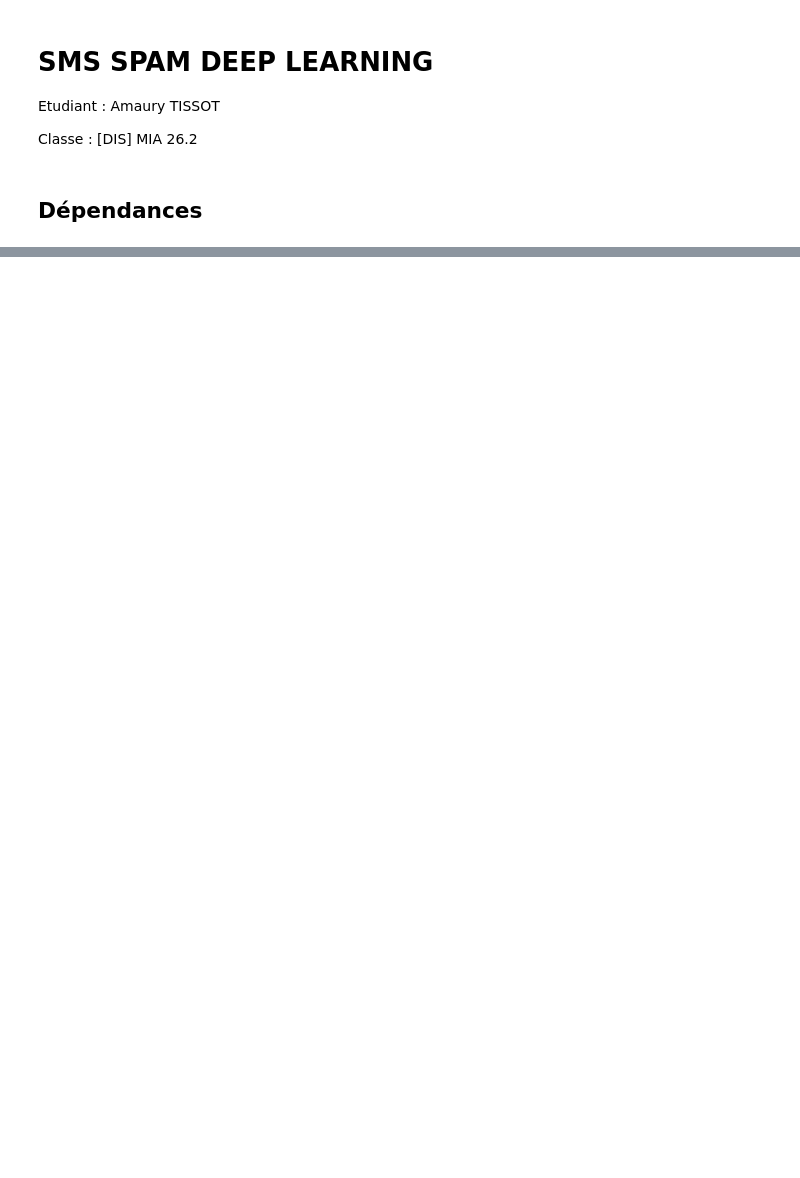
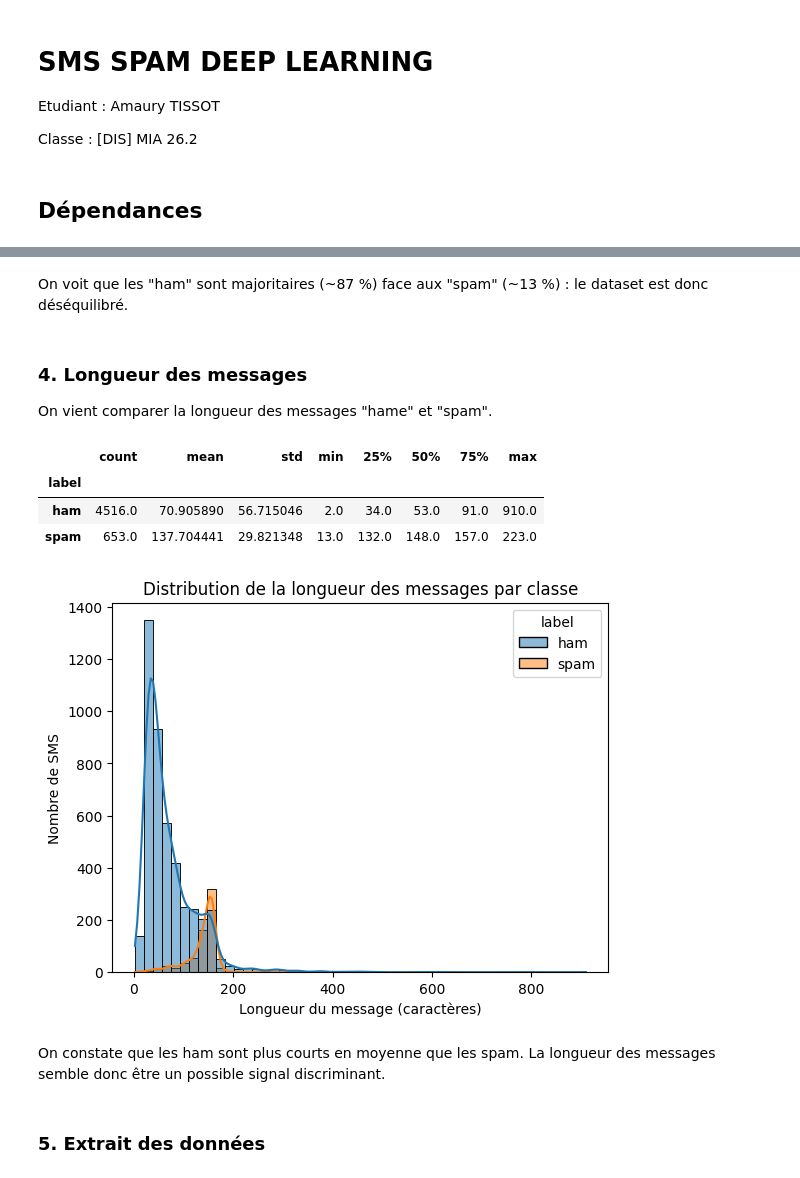
Before and after one commit to AmauryTISSOT/Cours_deep_learning_M2, a Jupyter notebook: notebooks/01-at-sms-spam.ipynb, the cells around one changed output, grey strips where cells are left out. Cells and saved outputs as stored; diff of their text form; code cells hidden in the pictures; blank space fills up the shorter version.

Commit message:
Add EDA section and dataset choice justification to notebook

```diff
--- a/notebooks/01-at-sms-spam.ipynb
+++ b/notebooks/01-at-sms-spam.ipynb
@@ -44,0 +121,27 @@ df.head()
+# %% [markdown]
+On voit que les "ham" sont majoritaires (~87 %) face aux "spam" (~13 %) : le dataset est donc déséquilibré.
+# %% [markdown]
+### 4. Longueur des messages
+
+On vient comparer la longueur des messages "hame" et "spam".
+# %%
+df["length"] = df["message"].str.len()
+df.groupby("label")["length"].describe()
+# %% [output]
+|  | count | mean | std | min | 25% | 50% | 75% | max |
+| label |  |  |  |  |  |  |  |  |
+| ham | 4516.0 | 70.905890 | 56.715046 | 2.0 | 34.0 | 53.0 | 91.0 | 910.0 |
+| spam | 653.0 | 137.704441 | 29.821348 | 13.0 | 132.0 | 148.0 | 157.0 | 223.0 |
+# %%
+sns.histplot(data=df, x="length", hue="label", bins=50, kde=True)
+plt.title("Distribution de la longueur des messages par classe")
+plt.xlabel("Longueur du message (caractères)")
+plt.ylabel("Nombre de SMS")
+plt.show()
+# %% [output]
+[figure, added]
+# %% [markdown]
+On constate que les ham sont plus courts en moyenne que les spam.
+La longueur des messages semble donc être un possible signal discriminant.
+# %% [markdown]
+### 5. Extrait des données
```
Also changed, not shown: parts of 14 cells of this notebook.
